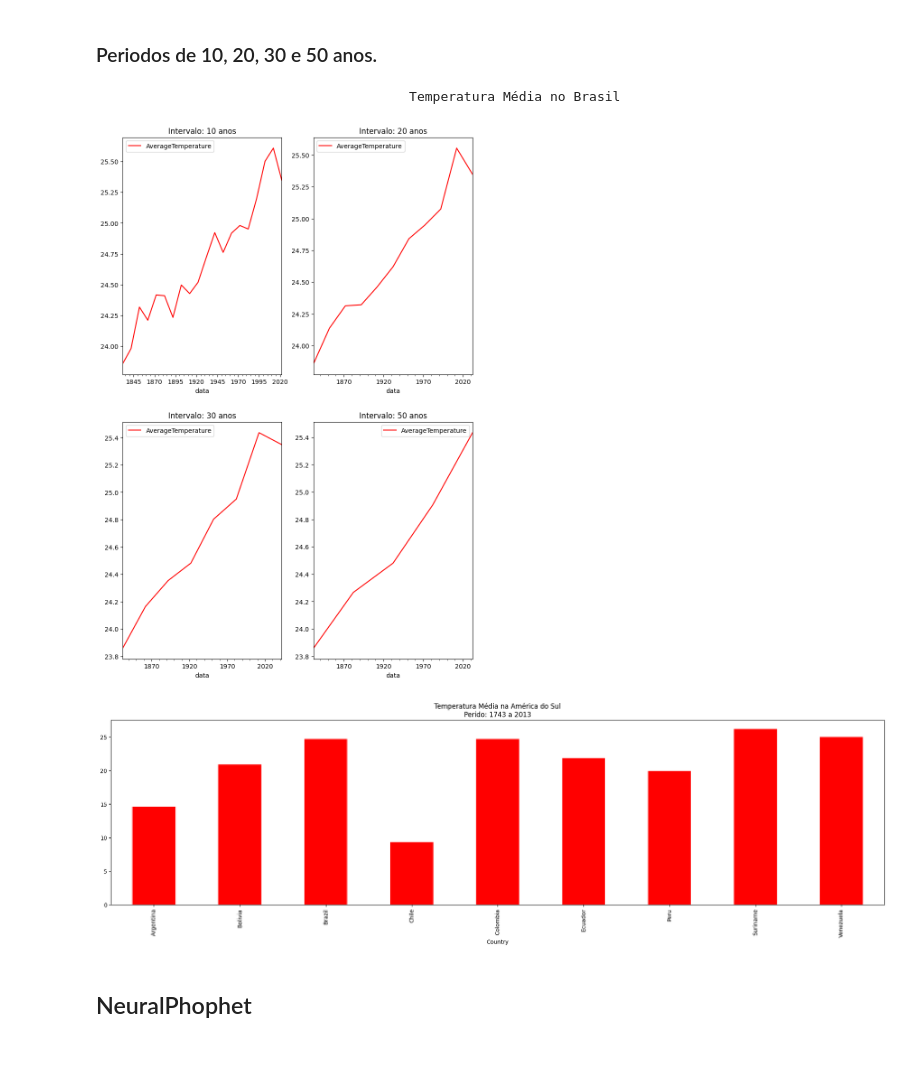
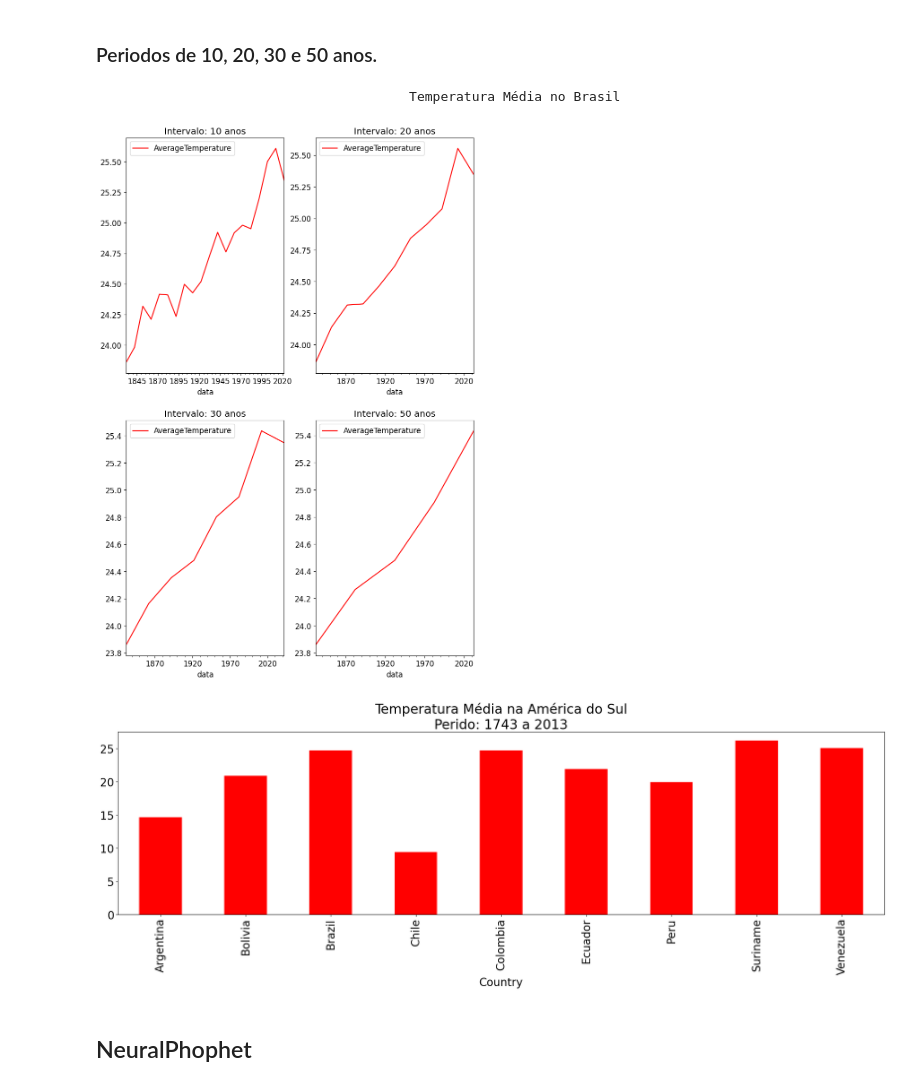
Before and after one commit to silviolima07/time_series, a Jupyter notebook: Estudo_Time_Series.ipynb, the cells around one changed output. Saved outputs shown, nothing was run; the diff lists cells and outputs as text; code cells hidden in the pictures; blank space fills up the shorter version.

```diff
--- a/Estudo_Time_Series.ipynb
+++ b/Estudo_Time_Series.ipynb
@@ -54,6 +54,8 @@ import plotly.io as pio
 pio.renderers
 
 pio.renderers.default = 'colab'
+# %%
+plt.rcParams.update({'font.size': 12})
 # %% [markdown]
 ## Nasa - Global-mean monthly, seasonal, and annual means, 1880-present
 ## Periodo: 1880 / 2023
@@ -582,7 +599,7 @@ df3.plot(ax=axes[1,0], title='Intervalo: 30 anos',color='red')
 df4.plot(ax=axes[1,1], title='Intervalo: 50 anos',color='red');
 # %% [output]
                                         Temperatura Média no Brasil
-[figure, old version]
+[figure, new version]
 # %%
 america_do_sul = ['Argentina', 'Bolivia', 'Brazil', 'Chile', 'Colombia', 'Ecuador','Paraguai', 'Peru', 'Suriname', 'Uruguai', 'Venezuela']
 #
@@ -590,10 +607,11 @@ df_south_america = df.loc[df.Country.isin (america_do_sul)]
 # %%
 df_ag_temp = df_south_america.groupby('Country')['AverageTemperature'].mean()
 plt.figure(figsize= (25,6))
 df_ag_temp.plot(kind='bar', title='Temperatura Média na América do Sul\nPerido: 1743 a 2013',color='red')
+plt.rcParams.update({'font.size':22})
 plt.show();
 # %% [output]
-[figure, old version]
+[figure, new version]
 # %% [markdown]
 ## NeuralPhophet
 # %%
```
Also changed, not shown: parts of 9 cells of this notebook.
